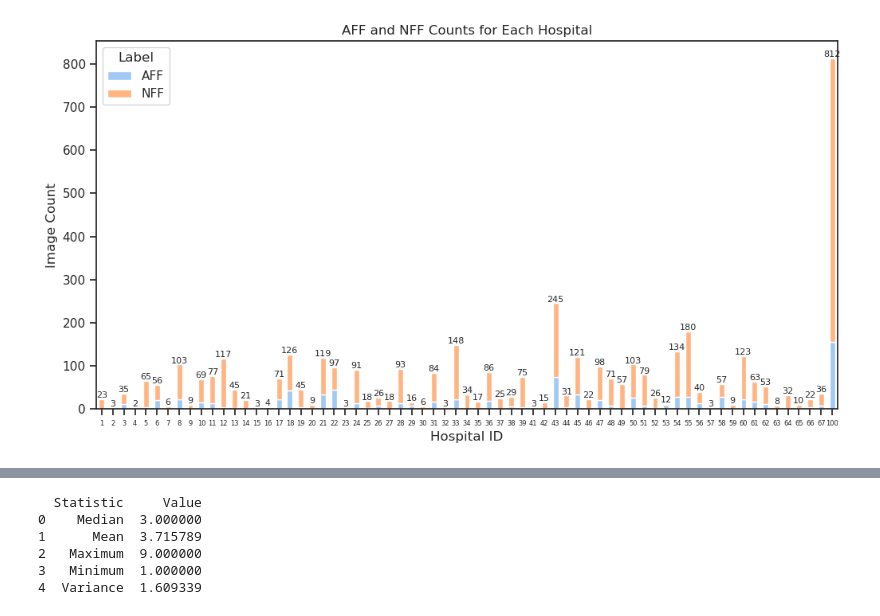
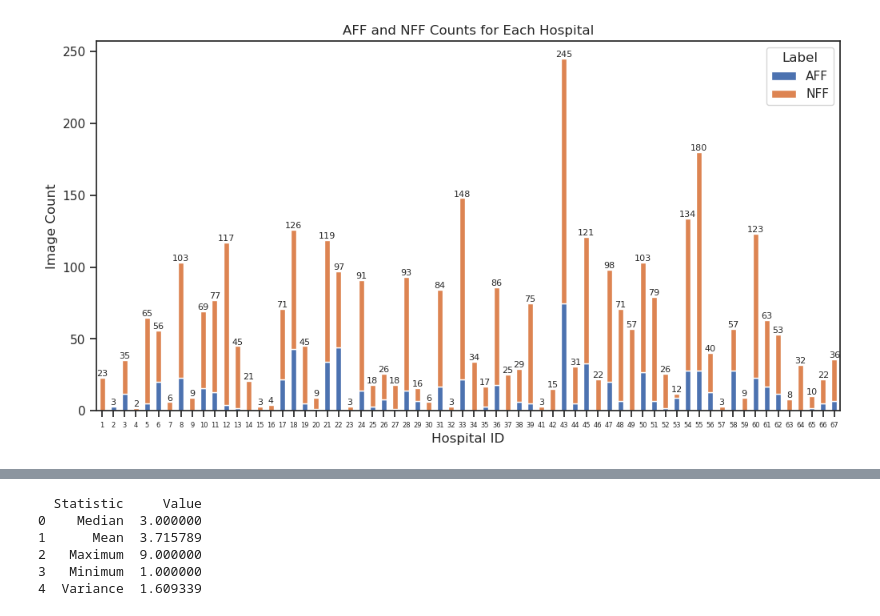
Before and after one commit to honzh073/FL, a Jupyter notebook: code/0_data_analysis/data_distribution.ipynb, the cells around one changed output, grey strips where cells are left out. Saved outputs shown, nothing was run; the diff lists cells and outputs as text; code cells hidden in the pictures.

```diff
--- a/code/0_data_analysis/data_distribution.ipynb
+++ b/code/0_data_analysis/data_distribution.ipynb
@@ -8,10 +8,10 @@ file_path = '/local/data1/honzh073/local_repo/FL/code/2_patient_level/image_data
 data = pd.read_csv(file_path)
 
 # 过滤掉HospitalID为100的数据
-# filtered_data = data[data['HospitalID'] != 100]
+filtered_data = data[data['HospitalID'] != 100]
 
 # 根据医院ID和标签进行分组，并统计图片数量
-hospital_label_counts = data.groupby(['HospitalID', 'Label']).size().unstack().fillna(0)
+hospital_label_counts = filtered_data.groupby(['HospitalID', 'Label']).size().unstack().fillna(0)
 
 # 计算AFF和NFF的总数
 hospital_label_counts['Total'] = hospital_label_counts['AFF'] + hospital_label_counts['NFF']
@@ -20,7 +20,7 @@ hospital_label_counts['Total'] = hospital_label_counts['AFF'] + hospital_label_c
 print(hospital_label_counts)
 
 # 设置Seaborn调色板
-sns.set_palette("pastel")
+sns.set_palette("deep")  # 使用蓝绿色
 
 
 # 生成条形图
@@ -57,4 +57,4 @@ HospitalID
-[figure, old version]
+[figure, new version]
 # %%
 import pandas as pd
 import matplotlib.pyplot as plt
```
Also changed, not shown: parts of 12 cells of this notebook, 3 other files.
